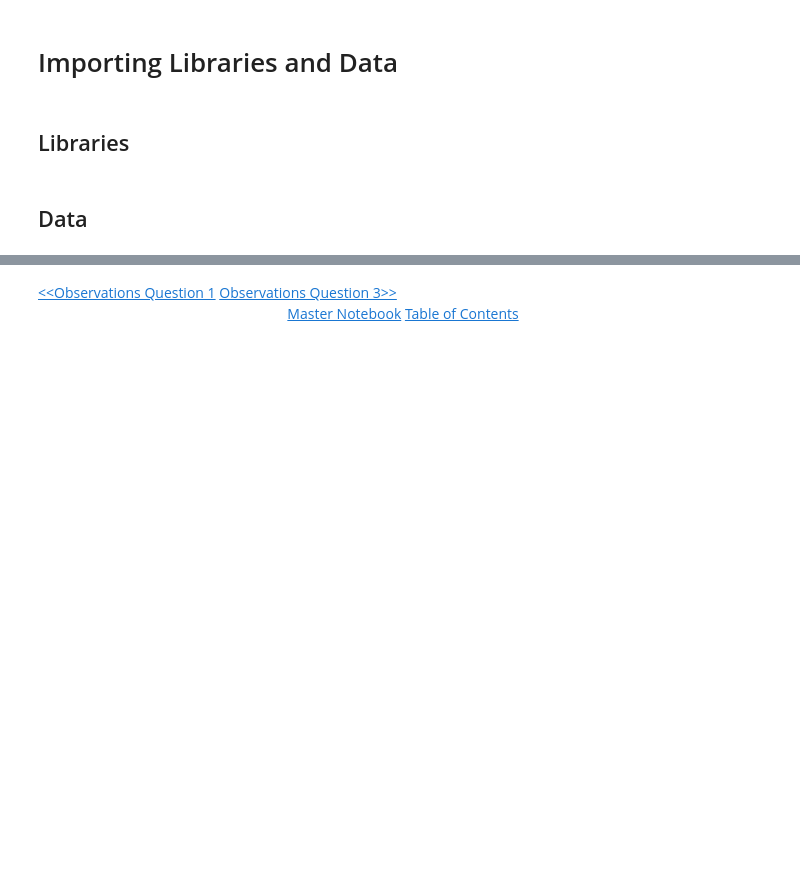
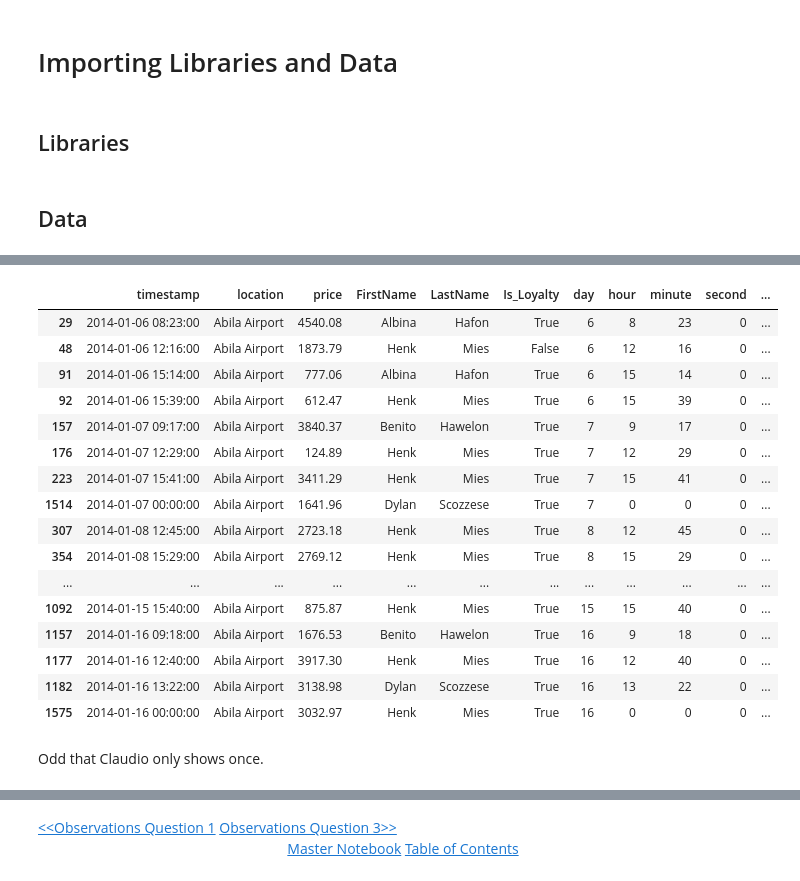
Before and after one commit to cvorsanger/COMP4448Final, a Jupyter notebook: notebooks/ObservationsQ2.ipynb, the cells around one changed output, grey strips where cells are left out. Saved outputs shown, nothing was run; the diff lists cells and outputs as text; code cells hidden in the pictures; blank space fills up the shorter version.

```diff
--- a/notebooks/ObservationsQ2.ipynb
+++ b/notebooks/ObservationsQ2.ipynb
@@ -48,0 +106,22 @@ buys = pd.read_csv('../CheckPoints/Buys_Clean.csv', parse_dates=['timestamp'], i
+# %%
+buys[buys.location == "Abila Airport"].sort_values('day')
+# %% [output]
+|  | timestamp | location | price | FirstName | LastName | Is_Loyalty | day | hour | minute | second | ... |
+| 29 | 2014-01-06 08:23:00 | Abila Airport | 4540.08 | Albina | Hafon | True | 6 | 8 | 23 | 0 | ... |
+| 48 | 2014-01-06 12:16:00 | Abila Airport | 1873.79 | Henk | Mies | False | 6 | 12 | 16 | 0 | ... |
+| 91 | 2014-01-06 15:14:00 | Abila Airport | 777.06 | Albina | Hafon | True | 6 | 15 | 14 | 0 | ... |
+| 92 | 2014-01-06 15:39:00 | Abila Airport | 612.47 | Henk | Mies | True | 6 | 15 | 39 | 0 | ... |
+| 157 | 2014-01-07 09:17:00 | Abila Airport | 3840.37 | Benito | Hawelon | True | 7 | 9 | 17 | 0 | ... |
+| 176 | 2014-01-07 12:29:00 | Abila Airport | 124.89 | Henk | Mies | True | 7 | 12 | 29 | 0 | ... |
+| 223 | 2014-01-07 15:41:00 | Abila Airport | 3411.29 | Henk | Mies | True | 7 | 15 | 41 | 0 | ... |
+| 1514 | 2014-01-07 00:00:00 | Abila Airport | 1641.96 | Dylan | Scozzese | True | 7 | 0 | 0 | 0 | ... |
+| 307 | 2014-01-08 12:45:00 | Abila Airport | 2723.18 | Henk | Mies | True | 8 | 12 | 45 | 0 | ... |
+| 354 | 2014-01-08 15:29:00 | Abila Airport | 2769.12 | Henk | Mies | True | 8 | 15 | 29 | 0 | ... |
+| ... | ... | ... | ... | ... | ... | ... | ... | ... | ... | ... | ... |
+| 1092 | 2014-01-15 15:40:00 | Abila Airport | 875.87 | Henk | Mies | True | 15 | 15 | 40 | 0 | ... |
+| 1157 | 2014-01-16 09:18:00 | Abila Airport | 1676.53 | Benito | Hawelon | True | 16 | 9 | 18 | 0 | ... |
+| 1177 | 2014-01-16 12:40:00 | Abila Airport | 3917.30 | Henk | Mies | True | 16 | 12 | 40 | 0 | ... |
+| 1182 | 2014-01-16 13:22:00 | Abila Airport | 3138.98 | Dylan | Scozzese | True | 16 | 13 | 22 | 0 | ... |
+| 1575 | 2014-01-16 00:00:00 | Abila Airport | 3032.97 | Henk | Mies | True | 16 | 0 | 0 | 0 | ... |
+# %% [markdown]
+Odd that Claudio only shows once.
```
Also changed, not shown: parts of 61 cells of this notebook, 1 other file.
